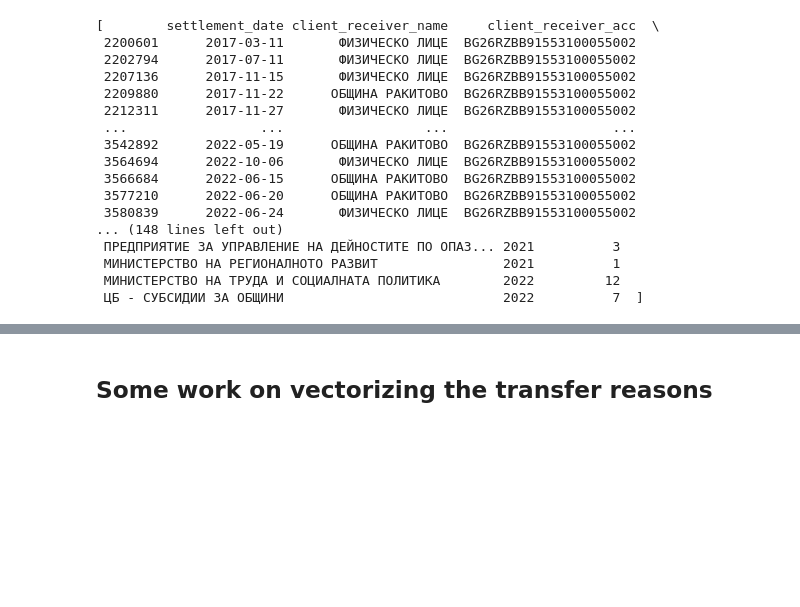
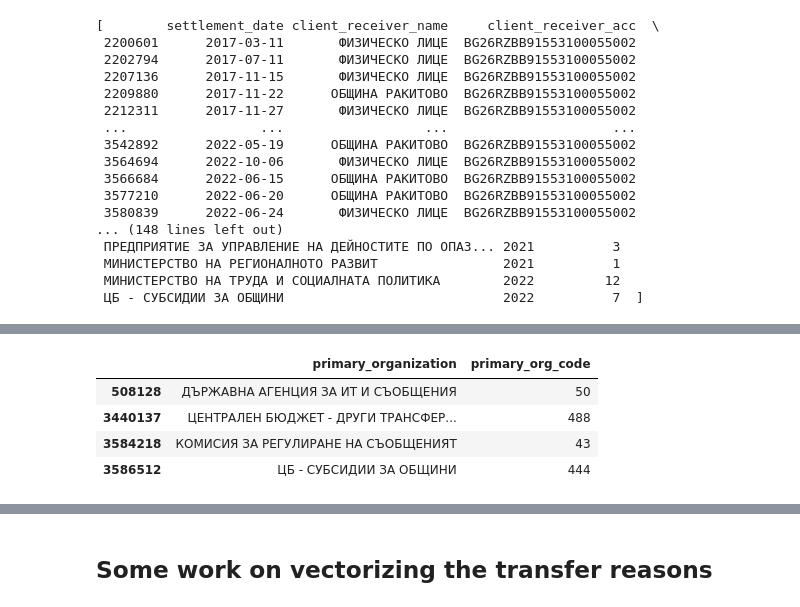
Before and after one commit to krumeto/sebra_data_playground, a Jupyter notebook: SEBRA_data.ipynb, the cells around one changed output, grey strips where cells are left out. Cells and saved outputs as stored; diff of their text form; code cells hidden in the pictures; blank space fills up the shorter version.

```diff
--- a/SEBRA_data.ipynb
+++ b/SEBRA_data.ipynb
@@ -419,0 +471,8 @@ get_a_report_per_iban(data, "BG26RZBB91553100055002")
+# %%
+orgs_and_codes.loc[lambda d:d['primary_organization'].str.contains("ОБЩ")]
+# %% [output]
+|  | primary_organization | primary_org_code |
+| 508128 | ДЪРЖАВНА АГЕНЦИЯ ЗА ИТ И СЪОБЩЕНИЯ | 50 |
+| 3440137 | ЦЕНТРАЛЕН БЮДЖЕТ - ДРУГИ ТРАНСФЕР... | 488 |
+| 3584218 | КОМИСИЯ ЗА РЕГУЛИРАНЕ НА СЪОБЩЕНИЯТ | 43 |
+| 3586512 | ЦБ - СУБСИДИИ ЗА ОБЩИНИ | 444 |
```
Also changed, not shown: parts of 25 cells of this notebook.
